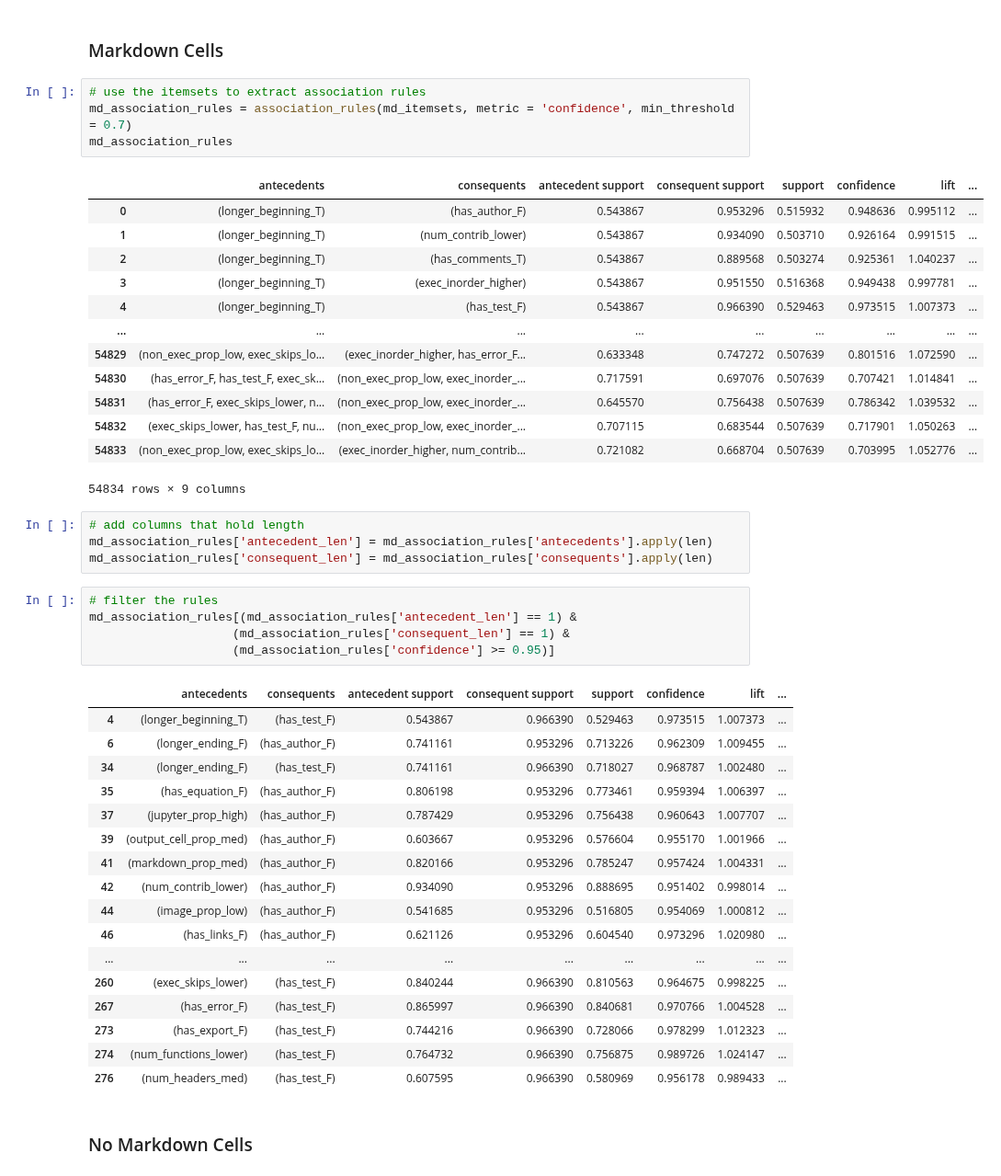
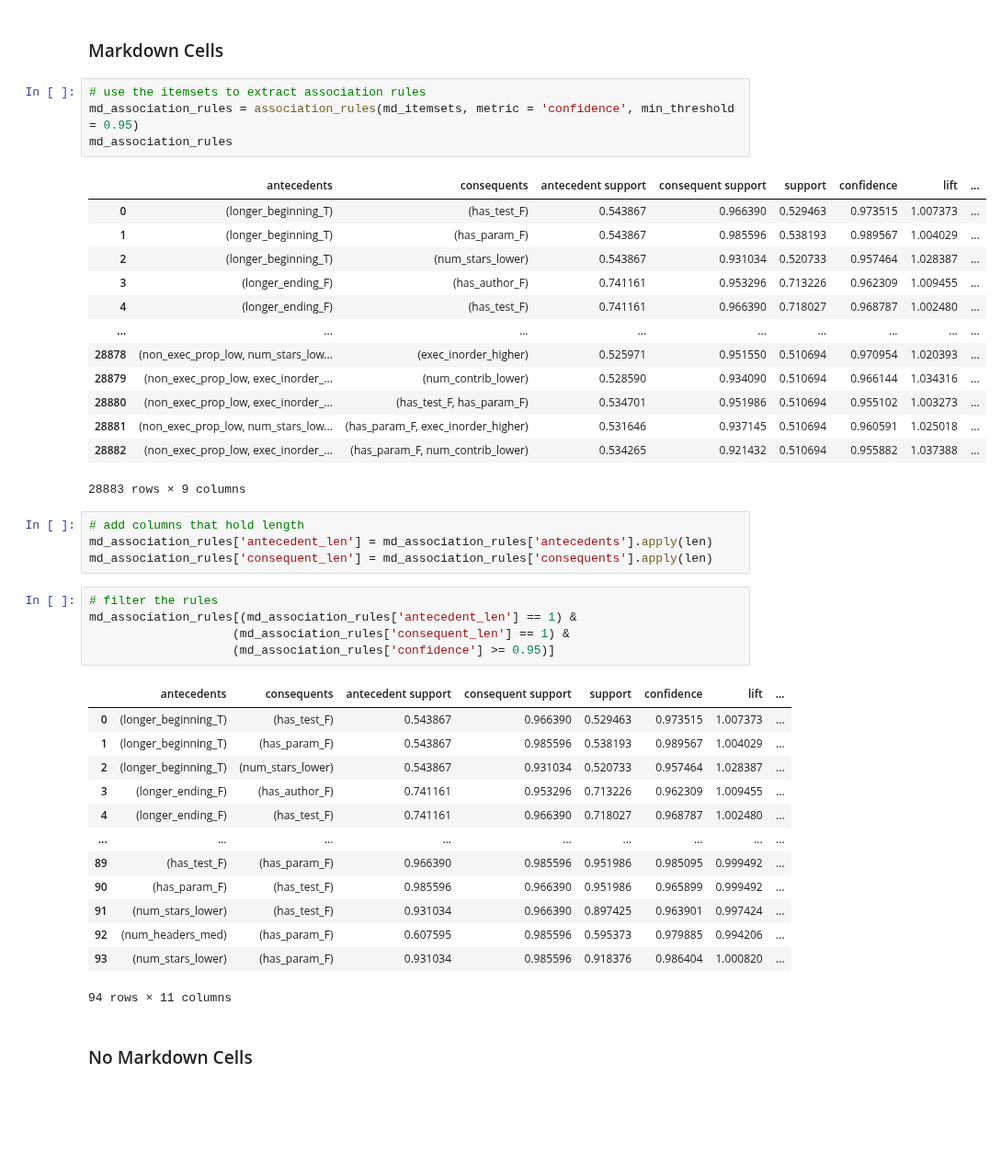
Before and after one commit to Isabel-Gan/quantifying-notebook-features, a Jupyter notebook: output/complete-runs/analysis/cat-factor-analysis.ipynb, the cells around one changed output. Shown at 92% size. Drawn from its saved outputs; the diff is of its cells as text; blank space fills up the shorter version.

Commit message:
mca and rule mining with twelfth run results

```diff
--- a/output/complete-runs/analysis/cat-factor-analysis.ipynb
+++ b/output/complete-runs/analysis/cat-factor-analysis.ipynb
@@ -1034,22 +1035,22 @@ no_md_itemsets[(no_md_itemsets['length'] >= 2) &
 ### Markdown Cells
 # %%
 # use the itemsets to extract association rules
-md_association_rules = association_rules(md_itemsets, metric = 'confidence', min_threshold = 0.7)
+md_association_rules = association_rules(md_itemsets, metric = 'confidence', min_threshold = 0.95)
 md_association_rules
 # %% [output]
 |  | antecedents | consequents | antecedent support | consequent support | support | confidence | lift | ... |
-| 0 | (longer_beginning_T) | (has_author_F) | 0.543867 | 0.953296 | 0.515932 | 0.948636 | 0.995112 | ... |
-| 1 | (longer_beginning_T) | (num_contrib_lower) | 0.543867 | 0.934090 | 0.503710 | 0.926164 | 0.991515 | ... |
-| 2 | (longer_beginning_T) | (has_comments_T) | 0.543867 | 0.889568 | 0.503274 | 0.925361 | 1.040237 | ... |
-| 3 | (longer_beginning_T) | (exec_inorder_higher) | 0.543867 | 0.951550 | 0.516368 | 0.949438 | 0.997781 | ... |
-| 4 | (longer_beginning_T) | (has_test_F) | 0.543867 | 0.966390 | 0.529463 | 0.973515 | 1.007373 | ... |
+| 0 | (longer_beginning_T) | (has_test_F) | 0.543867 | 0.966390 | 0.529463 | 0.973515 | 1.007373 | ... |
+| 1 | (longer_beginning_T) | (has_param_F) | 0.543867 | 0.985596 | 0.538193 | 0.989567 | 1.004029 | ... |
+| 2 | (longer_beginning_T) | (num_stars_lower) | 0.543867 | 0.931034 | 0.520733 | 0.957464 | 1.028387 | ... |
+| 3 | (longer_ending_F) | (has_author_F) | 0.741161 | 0.953296 | 0.713226 | 0.962309 | 1.009455 | ... |
+| 4 | (longer_ending_F) | (has_test_F) | 0.741161 | 0.966390 | 0.718027 | 0.968787 | 1.002480 | ... |
 | ... | ... | ... | ... | ... | ... | ... | ... | ... |
-| 54829 | (non_exec_prop_low, exec_skips_lo... | (exec_inorder_higher, has_error_F... | 0.633348 | 0.747272 | 0.507639 | 0.801516 | 1.072590 | ... |
-| 54830 | (has_error_F, has_test_F, exec_sk... | (non_exec_prop_low, exec_inorder_... | 0.717591 | 0.697076 | 0.507639 | 0.707421 | 1.014841 | ... |
-| 54831 | (has_error_F, exec_skips_lower, n... | (non_exec_prop_low, exec_inorder_... | 0.645570 | 0.756438 | 0.507639 | 0.786342 | 1.039532 | ... |
-| 54832 | (exec_skips_lower, has_test_F, nu... | (non_exec_prop_low, exec_inorder_... | 0.707115 | 0.683544 | 0.507639 | 0.717901 | 1.050263 | ... |
-| 54833 | (non_exec_prop_low, exec_skips_lo... | (exec_inorder_higher, num_contrib... | 0.721082 | 0.668704 | 0.507639 | 0.703995 | 1.052776 | ... |
+| 28878 | (non_exec_prop_low, num_stars_low... | (exec_inorder_higher) | 0.525971 | 0.951550 | 0.510694 | 0.970954 | 1.020393 | ... |
+| 28879 | (non_exec_prop_low, exec_inorder_... | (num_contrib_lower) | 0.528590 | 0.934090 | 0.510694 | 0.966144 | 1.034316 | ... |
+| 28880 | (non_exec_prop_low, exec_inorder_... | (has_test_F, has_param_F) | 0.534701 | 0.951986 | 0.510694 | 0.955102 | 1.003273 | ... |
+| 28881 | (non_exec_prop_low, num_stars_low... | (has_param_F, exec_inorder_higher) | 0.531646 | 0.937145 | 0.510694 | 0.960591 | 1.025018 | ... |
+| 28882 | (non_exec_prop_low, exec_inorder_... | (has_param_F, num_contrib_lower) | 0.534265 | 0.921432 | 0.510694 | 0.955882 | 1.037388 | ... |
-54834 rows × 9 columns
+28883 rows × 9 columns
 # %%
 # add columns that hold length
 md_association_rules['antecedent_len'] = md_association_rules['antecedents'].apply(len)
@@ -1061,22 +1062,18 @@ md_association_rules[(md_association_rules['antecedent_len'] == 1) &
                     (md_association_rules['confidence'] >= 0.95)]
 # %% [output]
 |  | antecedents | consequents | antecedent support | consequent support | support | confidence | lift | ... |
-| 4 | (longer_beginning_T) | (has_test_F) | 0.543867 | 0.966390 | 0.529463 | 0.973515 | 1.007373 | ... |
-| 6 | (longer_ending_F) | (has_author_F) | 0.741161 | 0.953296 | 0.713226 | 0.962309 | 1.009455 | ... |
-| 34 | (longer_ending_F) | (has_test_F) | 0.741161 | 0.966390 | 0.718027 | 0.968787 | 1.002480 | ... |
-| 35 | (has_equation_F) | (has_author_F) | 0.806198 | 0.953296 | 0.773461 | 0.959394 | 1.006397 | ... |
-| 37 | (jupyter_prop_high) | (has_author_F) | 0.787429 | 0.953296 | 0.756438 | 0.960643 | 1.007707 | ... |
-| 39 | (output_cell_prop_med) | (has_author_F) | 0.603667 | 0.953296 | 0.576604 | 0.955170 | 1.001966 | ... |
-| 41 | (markdown_prop_med) | (has_author_F) | 0.820166 | 0.953296 | 0.785247 | 0.957424 | 1.004331 | ... |
-| 42 | (num_contrib_lower) | (has_author_F) | 0.934090 | 0.953296 | 0.888695 | 0.951402 | 0.998014 | ... |
-| 44 | (image_prop_low) | (has_author_F) | 0.541685 | 0.953296 | 0.516805 | 0.954069 | 1.000812 | ... |
-| 46 | (has_links_F) | (has_author_F) | 0.621126 | 0.953296 | 0.604540 | 0.973296 | 1.020980 | ... |
+| 0 | (longer_beginning_T) | (has_test_F) | 0.543867 | 0.966390 | 0.529463 | 0.973515 | 1.007373 | ... |
+| 1 | (longer_beginning_T) | (has_param_F) | 0.543867 | 0.985596 | 0.538193 | 0.989567 | 1.004029 | ... |
+| 2 | (longer_beginning_T) | (num_stars_lower) | 0.543867 | 0.931034 | 0.520733 | 0.957464 | 1.028387 | ... |
+| 3 | (longer_ending_F) | (has_author_F) | 0.741161 | 0.953296 | 0.713226 | 0.962309 | 1.009455 | ... |
+| 4 | (longer_ending_F) | (has_test_F) | 0.741161 | 0.966390 | 0.718027 | 0.968787 | 1.002480 | ... |
 | ... | ... | ... | ... | ... | ... | ... | ... | ... |
-| 260 | (exec_skips_lower) | (has_test_F) | 0.840244 | 0.966390 | 0.810563 | 0.964675 | 0.998225 | ... |
-| 267 | (has_error_F) | (has_test_F) | 0.865997 | 0.966390 | 0.840681 | 0.970766 | 1.004528 | ... |
-| 273 | (has_export_F) | (has_test_F) | 0.744216 | 0.966390 | 0.728066 | 0.978299 | 1.012323 | ... |
-| 274 | (num_functions_lower) | (has_test_F) | 0.764732 | 0.966390 | 0.756875 | 0.989726 | 1.024147 | ... |
-| 276 | (num_headers_med) | (has_test_F) | 0.607595 | 0.966390 | 0.580969 | 0.956178 | 0.989433 | ... |
+| 89 | (has_test_F) | (has_param_F) | 0.966390 | 0.985596 | 0.951986 | 0.985095 | 0.999492 | ... |
+| 90 | (has_param_F) | (has_test_F) | 0.985596 | 0.966390 | 0.951986 | 0.965899 | 0.999492 | ... |
+| 91 | (num_stars_lower) | (has_test_F) | 0.931034 | 0.966390 | 0.897425 | 0.963901 | 0.997424 | ... |
+| 92 | (num_headers_med) | (has_param_F) | 0.607595 | 0.985596 | 0.595373 | 0.979885 | 0.994206 | ... |
+| 93 | (num_stars_lower) | (has_param_F) | 0.931034 | 0.985596 | 0.918376 | 0.986404 | 1.000820 | ... |
+94 rows × 11 columns
 # %% [markdown]
 ### No Markdown Cells
 # %%
```
Also changed, not shown: parts of 27 cells of this notebook, 8 other files.
